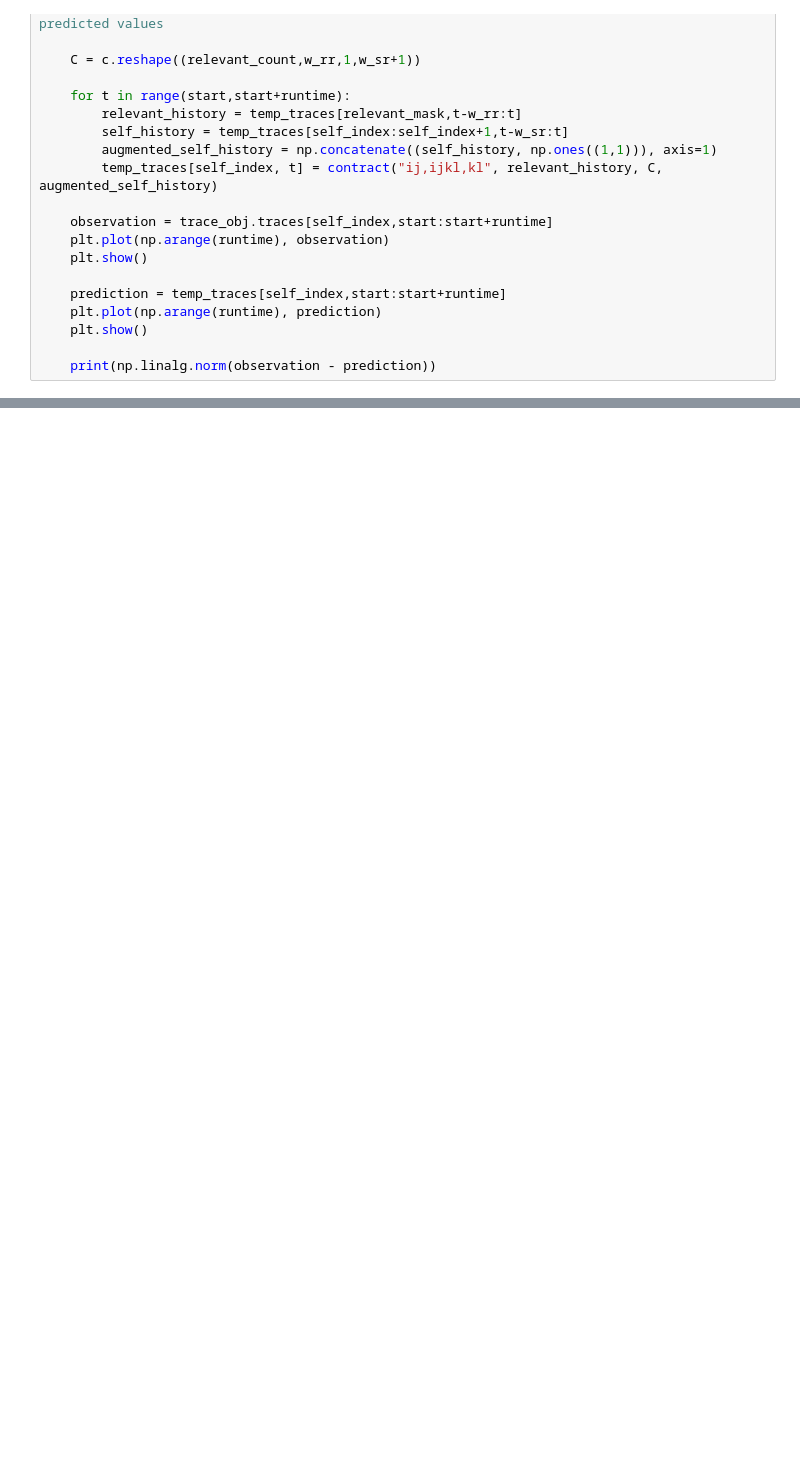
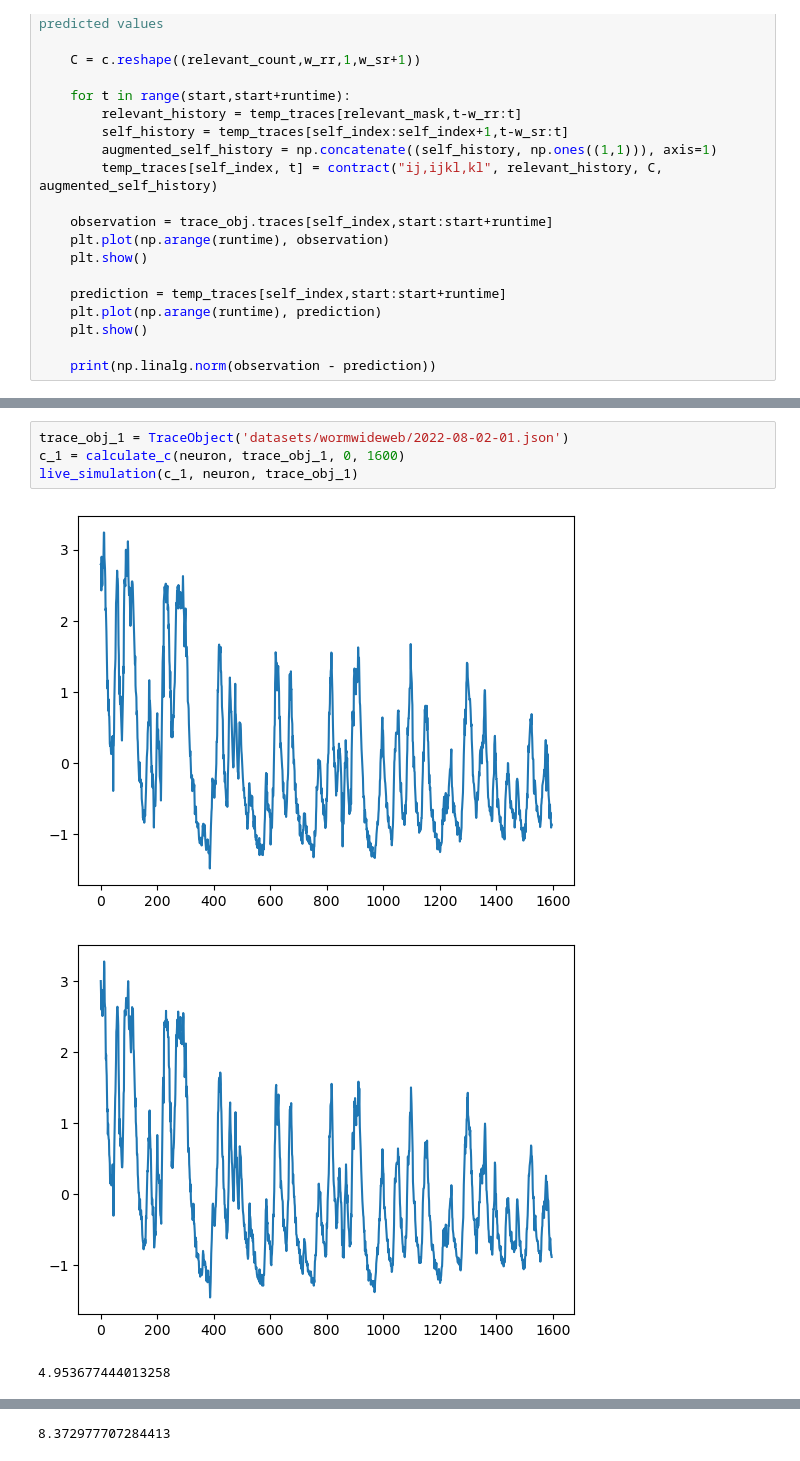
Before and after one commit to ironak/worms, a Jupyter notebook: sandy3.ipynb, the cells around one changed output, grey strips where cells are left out. Saved outputs shown, nothing was run; the diff lists cells and outputs as text; blank space fills up the shorter version.

Commit message:
testing model parameters on data from a different dataset than they were trained on

```diff
--- a/sandy3.ipynb
+++ b/sandy3.ipynb
@@ -242,0 +381,8 @@ AVAR is at index 3.
+# %%
+trace_obj_1 = TraceObject('datasets/wormwideweb/2022-08-02-01.json')
+c_1 = calculate_c(neuron, trace_obj_1, 0, 1600)
+live_simulation(c_1, neuron, trace_obj_1)
+# %% [output]
+[figure, added]
+[figure, added]
+4.953677444013258
@@ -242,0 +391 @@ AVAR is at index 3.
+8.372977707284413
```
Also changed, not shown: parts of 12 cells of this notebook, 1 other file.
